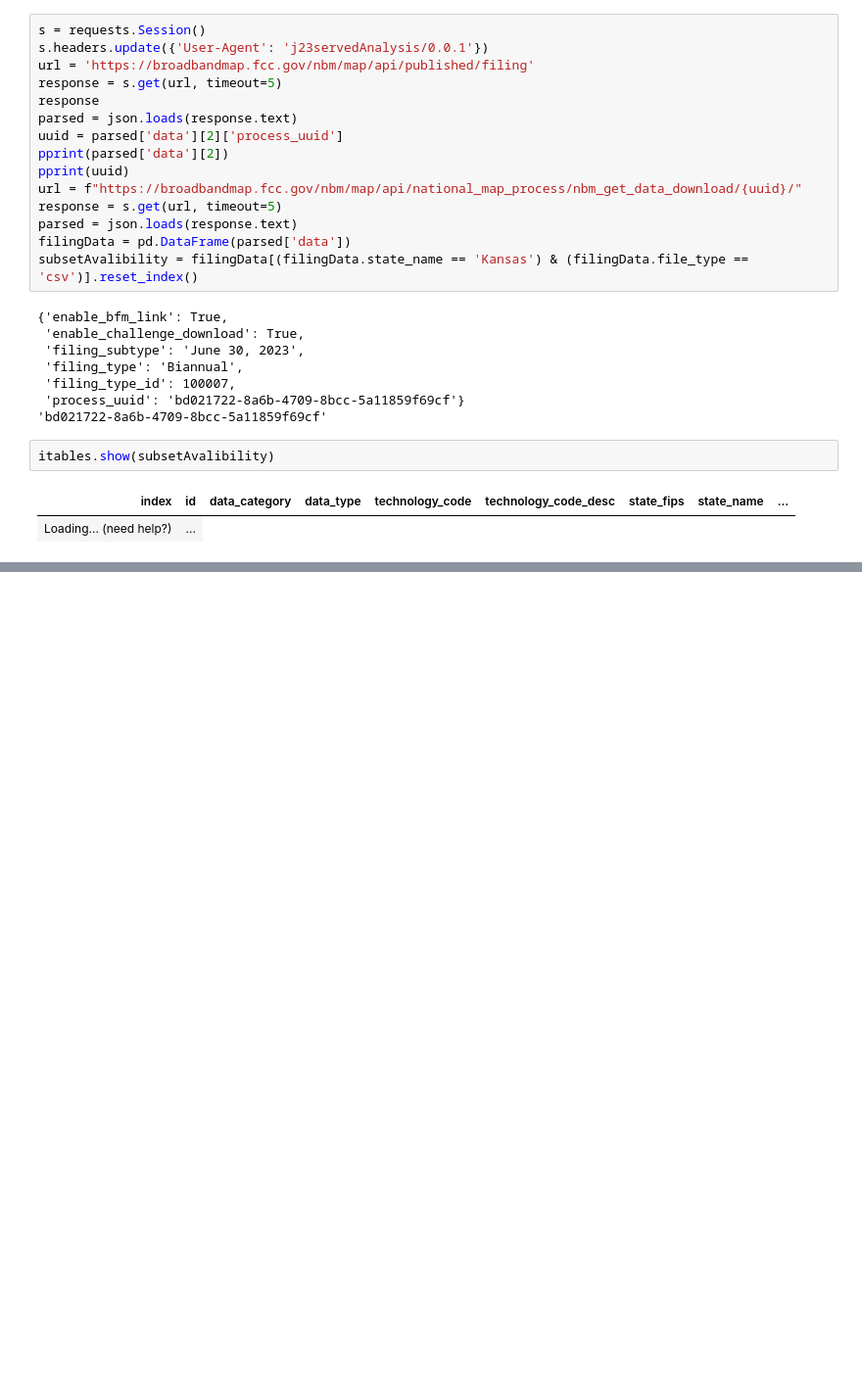
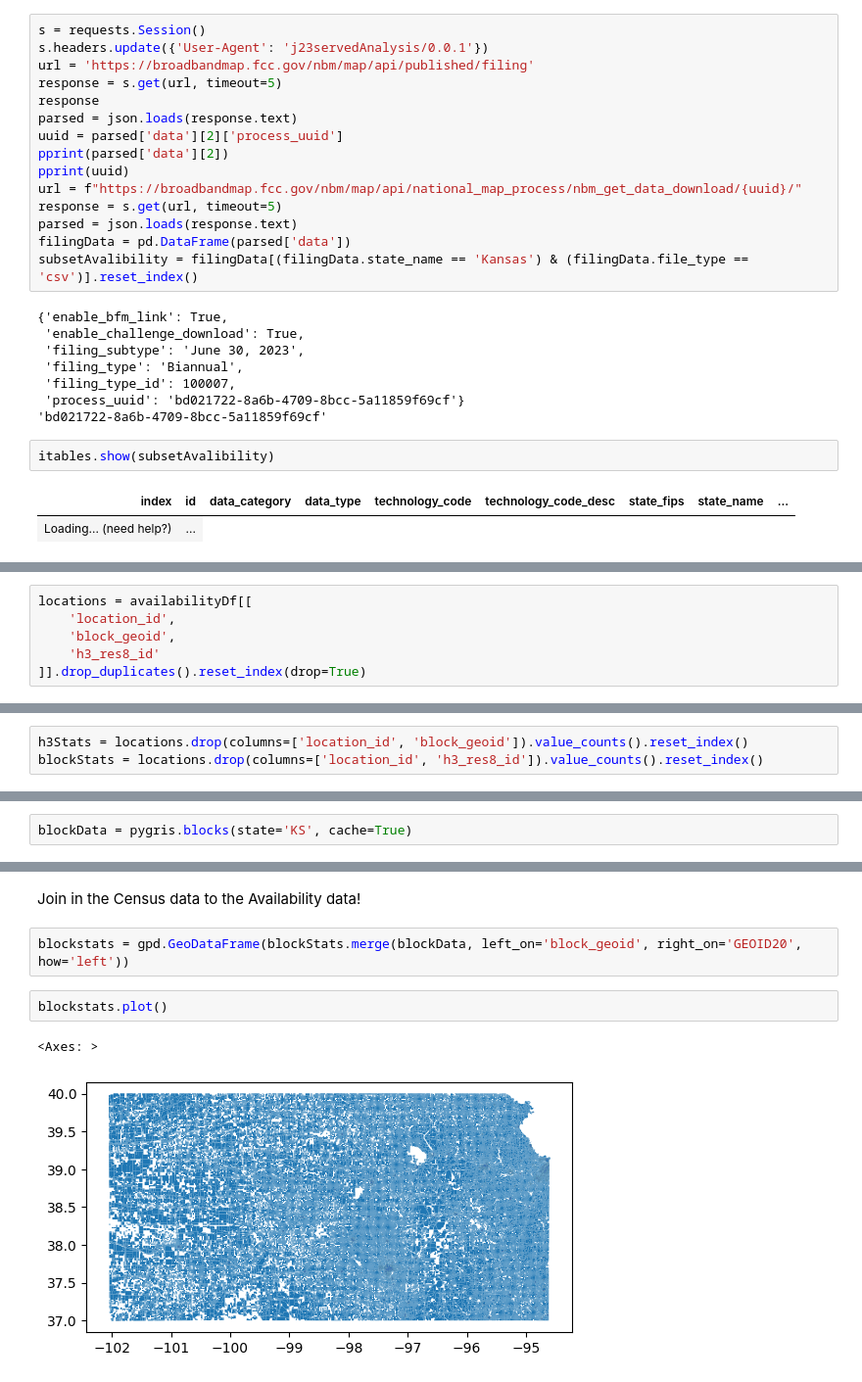
Before and after one commit to npappin-wsu/caiAnalysis, a Jupyter notebook: 2-analysis.ipynb, the cells around one changed output, grey strips where cells are left out. Shown at 98% size. Cells and saved outputs as stored; diff of their text form; blank space fills up the shorter version.

```diff
--- a/2-analysis.ipynb
+++ b/2-analysis.ipynb
@@ -109,0 +195,6 @@ itables.show(availabilityDf)
+# %%
+locations = availabilityDf[[
+    'location_id',
+    'block_geoid',
+    'h3_res8_id'
+]].drop_duplicates().reset_index(drop=True)
@@ -109,0 +214,3 @@ itables.show(availabilityDf)
+# %%
+h3Stats = locations.drop(columns=['location_id', 'block_geoid']).value_counts().reset_index()
+blockStats = locations.drop(columns=['location_id', 'h3_res8_id']).value_counts().reset_index()
@@ -109,0 +228,2 @@ itables.show(availabilityDf)
+# %%
+blockData = pygris.blocks(state='KS', cache=True)
@@ -109,0 +242,9 @@ itables.show(availabilityDf)
+# %% [markdown]
+Join in the Census data to the Availability data!
+# %%
+blockstats = gpd.GeoDataFrame(blockStats.merge(blockData, left_on='block_geoid', right_on='GEOID20', how='left'))
+# %%
+blockstats.plot()
+# %% [output]
+<Axes: >
+[figure, added]
```
Also changed, not shown: parts of 37 cells of this notebook, 2 other files.
